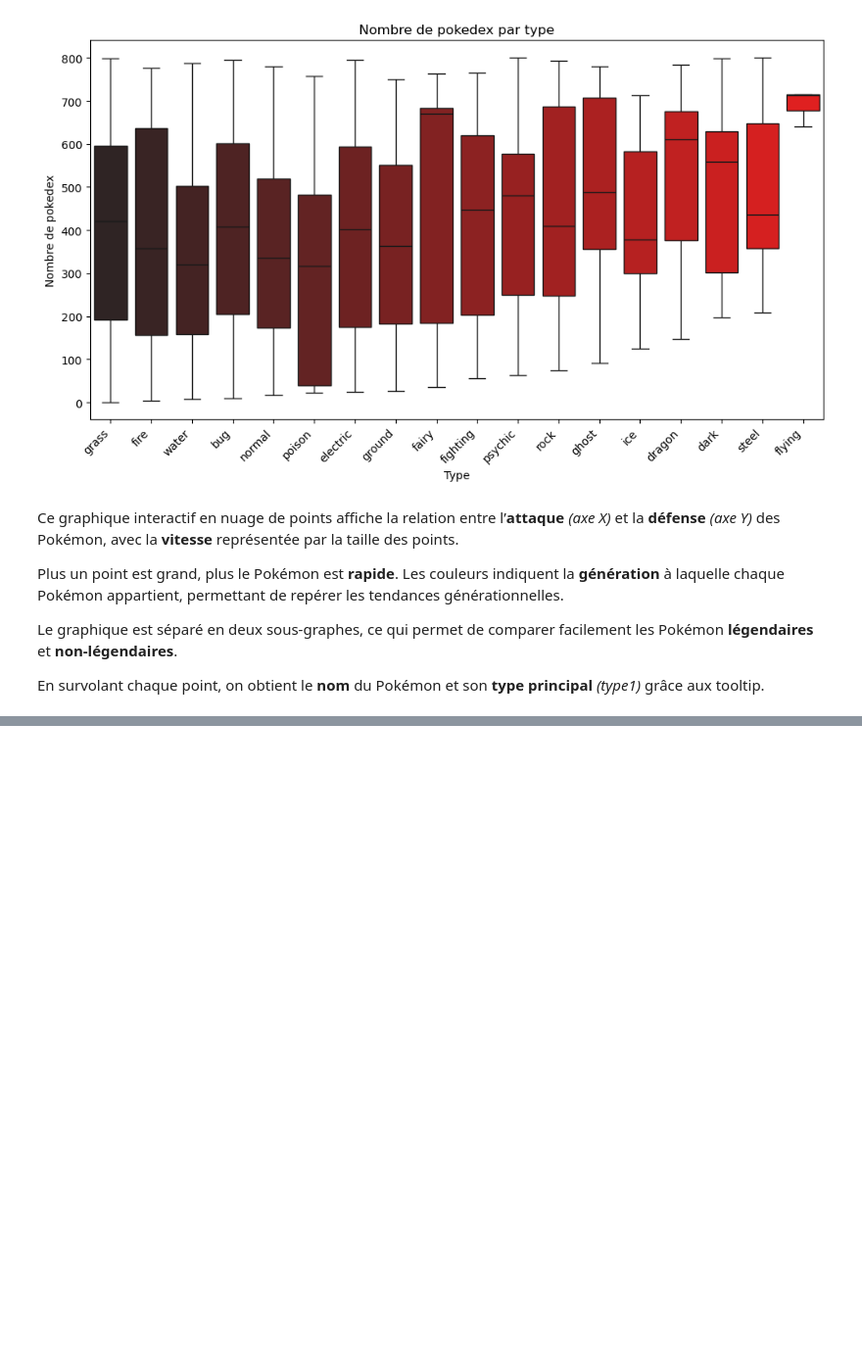
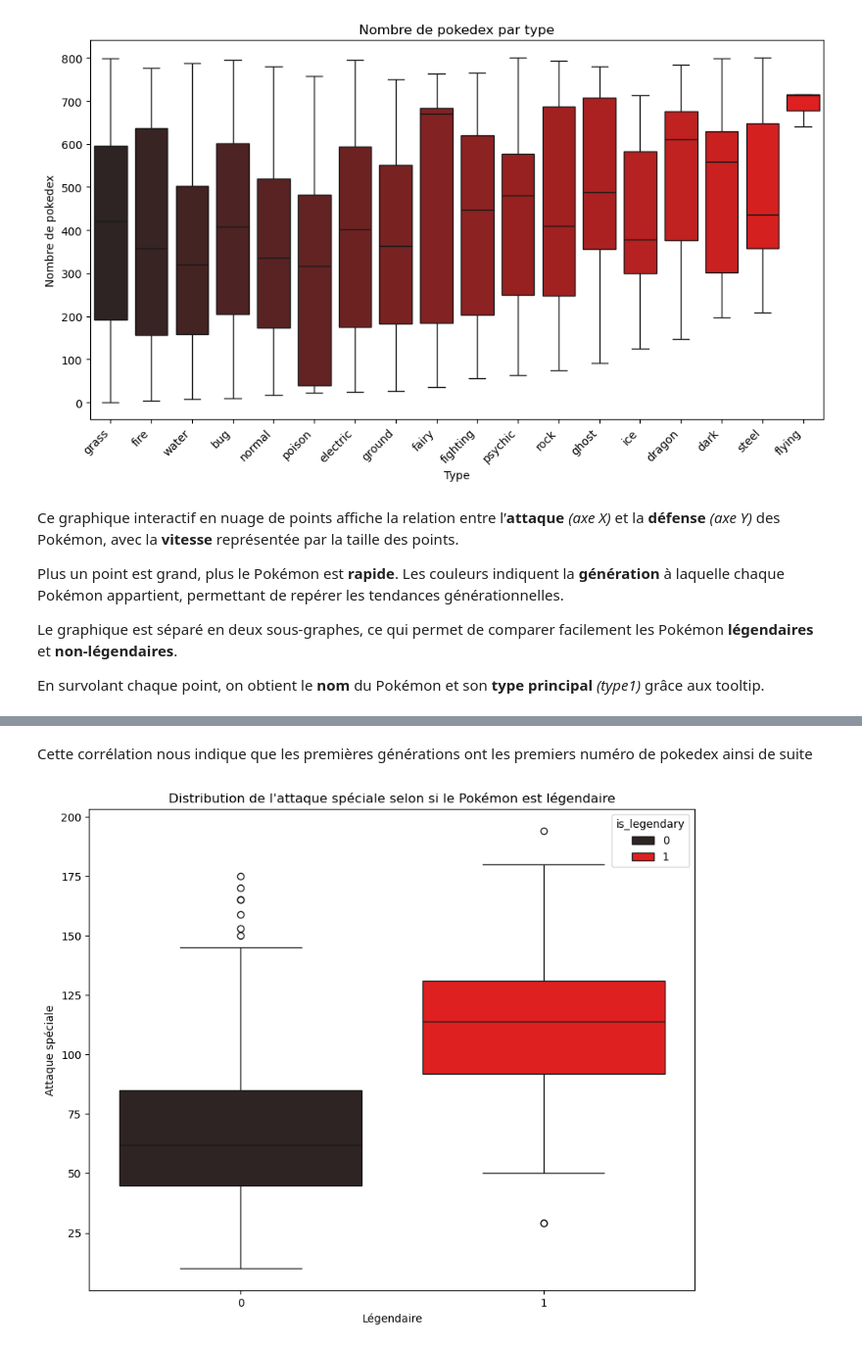
Before and after one commit to Sagbyy/pokemon-data-analysis, a Jupyter notebook: notebook.ipynb, the cells around one changed output, grey strips where cells are left out. Shown at 98% size. Drawn from its saved outputs; the diff is of its cells as text; code cells hidden in the pictures; blank space fills up the shorter version.

```diff
--- a/notebook.ipynb
+++ b/notebook.ipynb
@@ -355,0 +395,11 @@ En survolant chaque point, on obtient le **nom** du Pokémon et son **type princ
+# %% [markdown]
+Cette corrélation nous indique que les premières générations ont les premiers numéro de pokedex ainsi de suite
+# %%
+plt.figure(figsize=(10, 8))
+sns.boxplot(data=df, x='is_legendary', y='sp_attack', palette='dark:red', hue='is_legendary')
+plt.title("Distribution de l'attaque spéciale selon si le Pokémon est légendaire")
+plt.xlabel("Légendaire")
+plt.ylabel("Attaque spéciale")
+plt.show()
+# %% [output]
+[figure, added]
```
Also changed, not shown: parts of 10 cells of this notebook.
